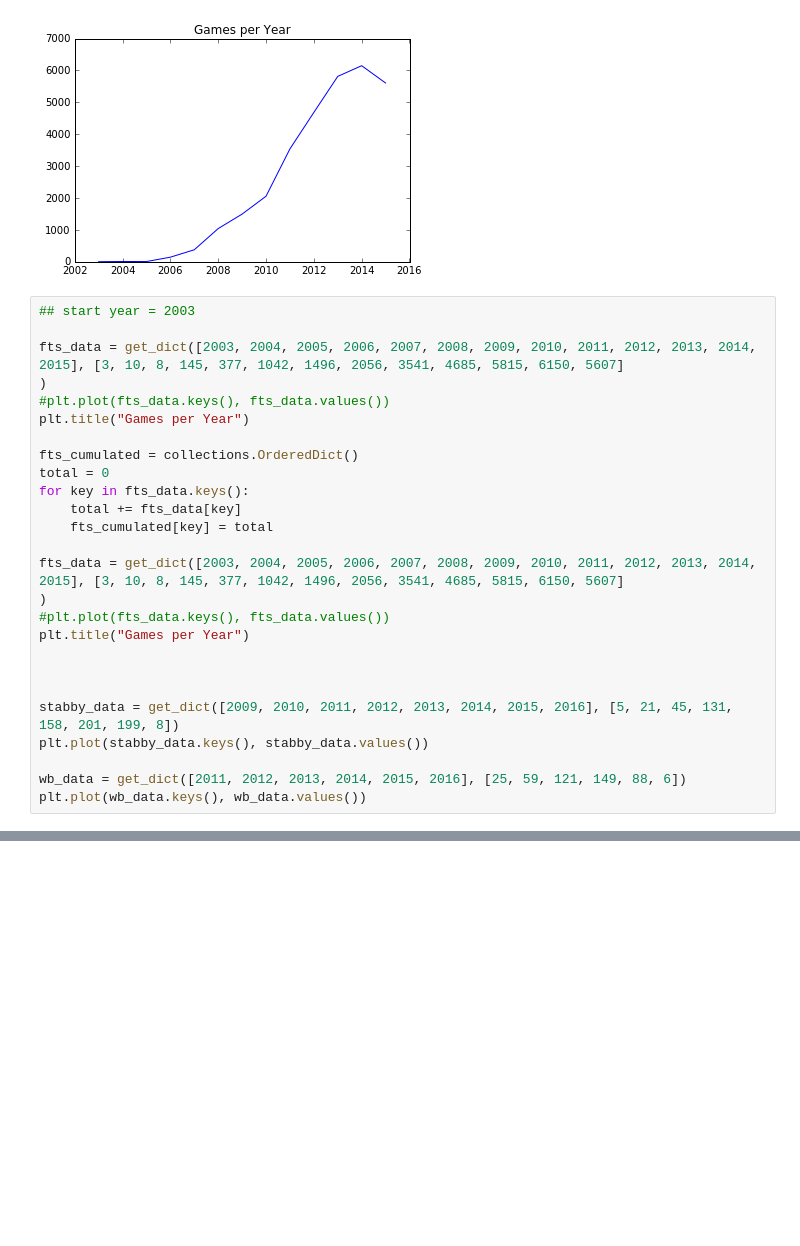
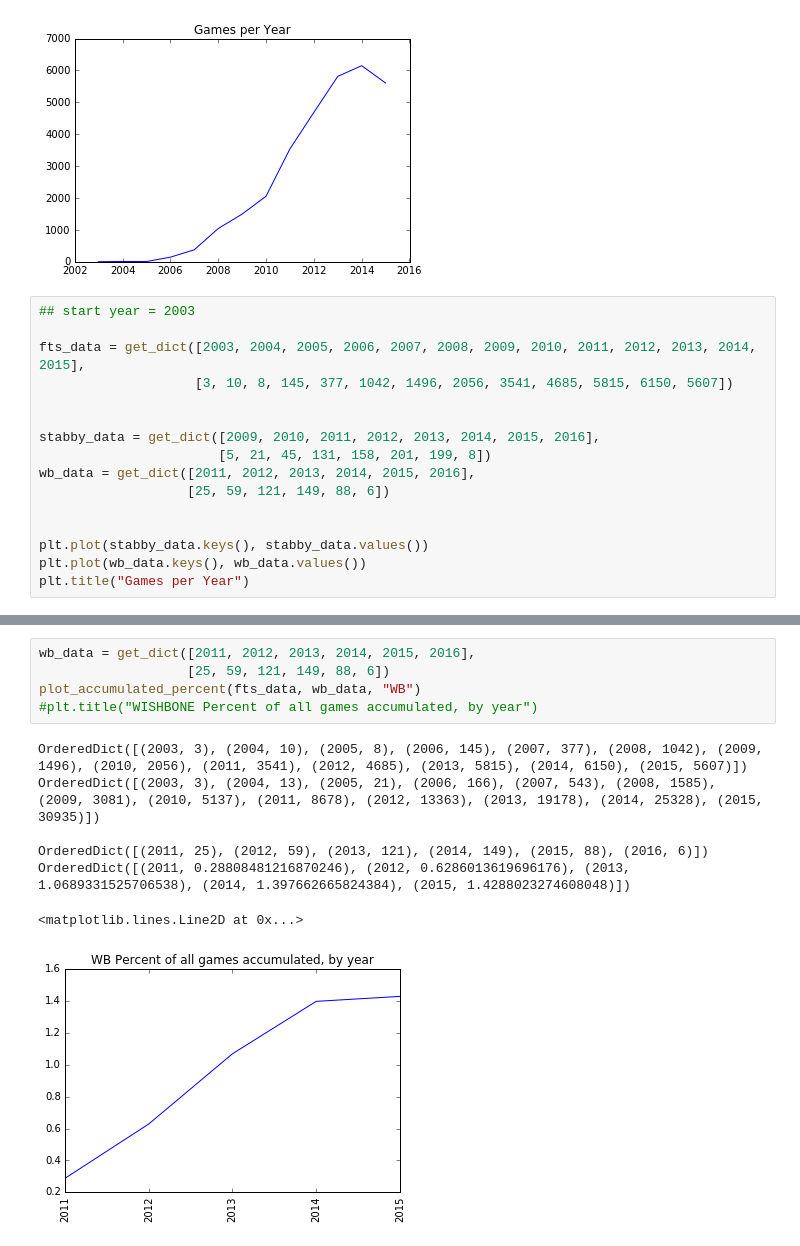
Before and after one commit to voidptr/derbystats, a Jupyter notebook: stats.ipynb, the cells around one changed output, grey strips where cells are left out. Drawn from its saved outputs; the diff is of its cells as text; blank space fills up the shorter version.

```diff
--- a/stats.ipynb
+++ b/stats.ipynb
@@ -37,27 +83,17 @@ plt.title("Games per Year")
 # %%
 ## start year = 2003
 
-fts_data = get_dict([2003, 2004, 2005, 2006, 2007, 2008, 2009, 2010, 2011, 2012, 2013, 2014, 2015], [3, 10, 8, 145, 377, 1042, 1496, 2056, 3541, 4685, 5815, 6150, 5607]
-)
-#plt.plot(fts_data.keys(), fts_data.values())
-plt.title("Games per Year")
-
-fts_cumulated = collections.OrderedDict()
-total = 0
-for key in fts_data.keys():
-    total += fts_data[key]
-    fts_cumulated[key] = total
-
-fts_data = get_dict([2003, 2004, 2005, 2006, 2007, 2008, 2009, 2010, 2011, 2012, 2013, 2014, 2015], [3, 10, 8, 145, 377, 1042, 1496, 2056, 3541, 4685, 5815, 6150, 5607]
-)
-#plt.plot(fts_data.keys(), fts_data.values())
-plt.title("Games per Year")
+fts_data = get_dict([2003, 2004, 2005, 2006, 2007, 2008, 2009, 2010, 2011, 2012, 2013, 2014, 2015],
+                    [3, 10, 8, 145, 377, 1042, 1496, 2056, 3541, 4685, 5815, 6150, 5607])
 
 
+stabby_data = get_dict([2009, 2010, 2011, 2012, 2013, 2014, 2015, 2016],
+                       [5, 21, 45, 131, 158, 201, 199, 8])
+wb_data = get_dict([2011, 2012, 2013, 2014, 2015, 2016],
+                   [25, 59, 121, 149, 88, 6])
 
-stabby_data = get_dict([2009, 2010, 2011, 2012, 2013, 2014, 2015, 2016], [5, 21, 45, 131, 158, 201, 199, 8])
+
 plt.plot(stabby_data.keys(), stabby_data.values())
-
-wb_data = get_dict([2011, 2012, 2013, 2014, 2015, 2016], [25, 59, 121, 149, 88, 6])
 plt.plot(wb_data.keys(), wb_data.values())
+plt.title("Games per Year")
 # %% [output]
@@ -135,0 +102,13 @@ OrderedDict([(2009, 0.16228497241155468), (2010, 0.5061319836480436), (2011, 0.8
+# %%
+wb_data = get_dict([2011, 2012, 2013, 2014, 2015, 2016],
+                   [25, 59, 121, 149, 88, 6])
+plot_accumulated_percent(fts_data, wb_data, "WB")
+#plt.title("WISHBONE Percent of all games accumulated, by year")
+# %% [output]
+OrderedDict([(2003, 3), (2004, 10), (2005, 8), (2006, 145), (2007, 377), (2008, 1042), (2009, 1496), (2010, 2056), (2011, 3541), (2012, 4685), (2013, 5815), (2014, 6150), (2015, 5607)])
+OrderedDict([(2003, 3), (2004, 13), (2005, 21), (2006, 166), (2007, 543), (2008, 1585), (2009, 3081), (2010, 5137), (2011, 8678), (2012, 13363), (2013, 19178), (2014, 25328), (2015, 30935)])
+
+OrderedDict([(2011, 25), (2012, 59), (2013, 121), (2014, 149), (2015, 88), (2016, 6)])
+OrderedDict([(2011, 0.28808481216870246), (2012, 0.6286013619696176), (2013, 1.0689331525706538), (2014, 1.397662665824384), (2015, 1.4288023274608048)])
+<matplotlib.lines.Line2D at 0x...>
+[figure, added]
```
Also changed, not shown: parts of 9 cells of this notebook.
